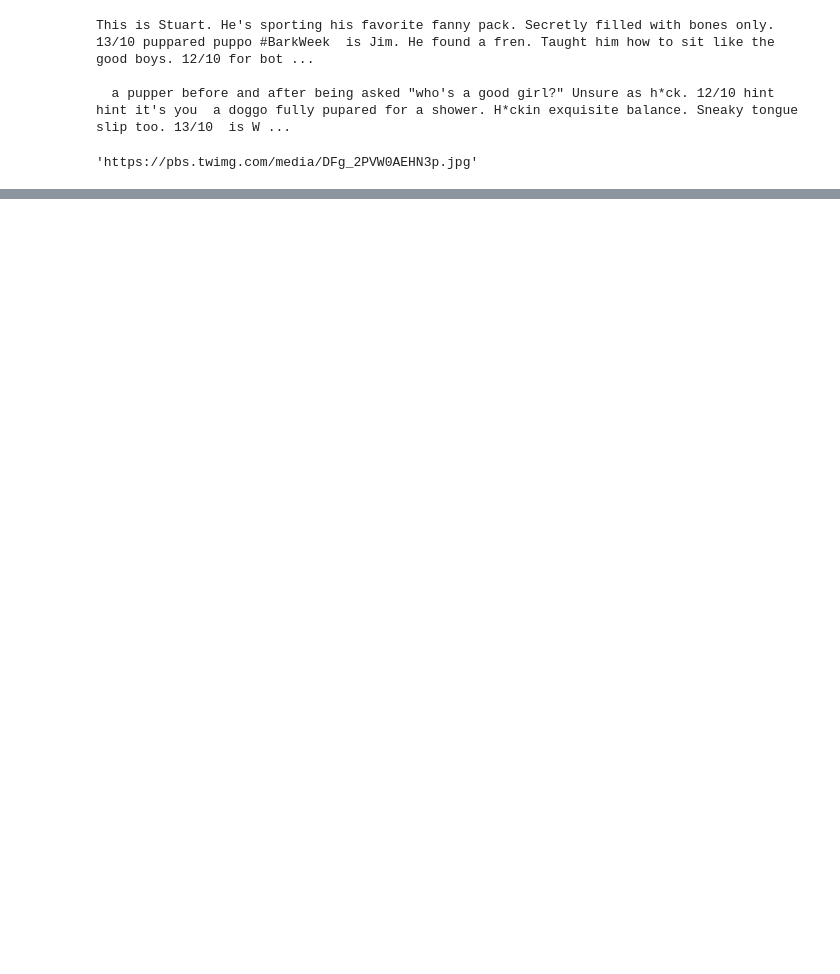
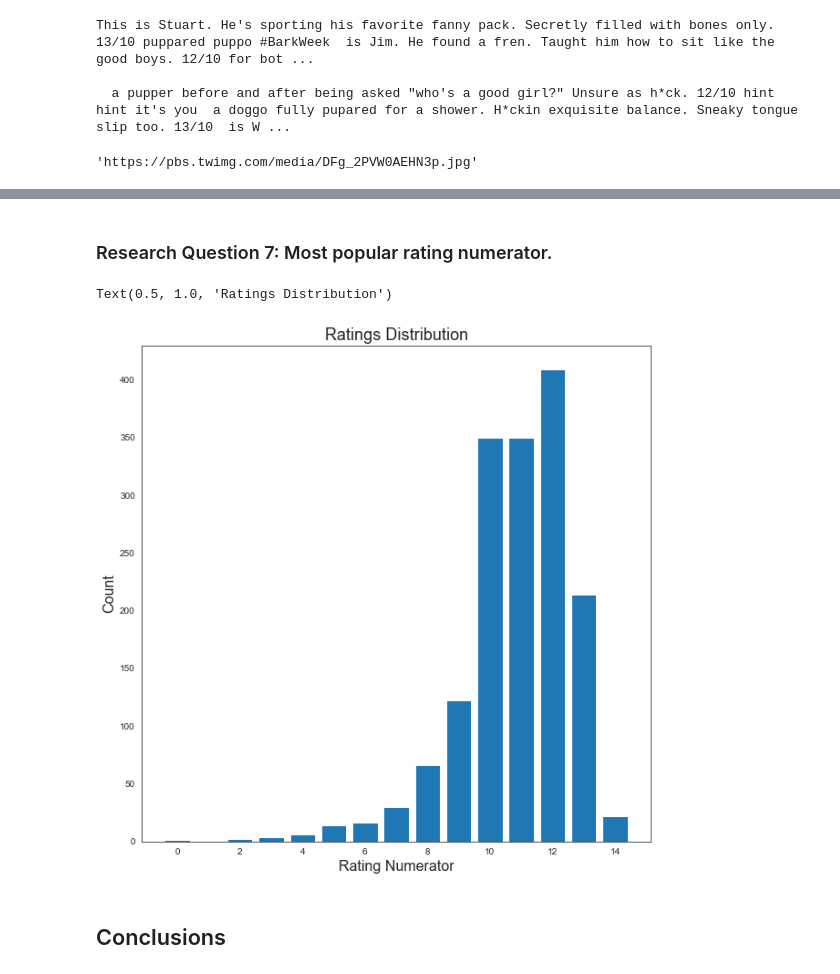
Before and after one commit to Tobi-David/Analyse-welovedogs-twitter-posts, a Jupyter notebook: wrangle_act.ipynb, the cells around one changed output, grey strips where cells are left out. Cells and saved outputs as stored; diff of their text form; code cells hidden in the pictures; blank space fills up the shorter version.

```diff
--- a/wrangle_act.ipynb
+++ b/wrangle_act.ipynb
@@ -1147,0 +1228,18 @@ for breed in common_breeds.head().index:
+# %% [markdown]
+### Research Question 7: Most popular rating numerator.
+# %%
+ratings =  master_df.groupby(['rating_numerator']).count()['tweet_id']
+# %%
+bar, ax = plt.subplots(figsize= [10,10])
+
+ax.bar(x= ratings.index ,height=ratings)
+ax.set_xlabel('Rating Numerator', fontsize = 16)
+ax.set_ylabel('Count',fontsize = 16 )
+plt.title('Ratings Distribution', fontsize= 18)
+# %% [output]
+Text(0.5, 1.0, 'Ratings Distribution')
+[figure, added]
+# %% [markdown]
+<a id='conclusions'></a>
+
+## Conclusions
```
Also changed, not shown: parts of 30 cells of this notebook, 11 other files.
